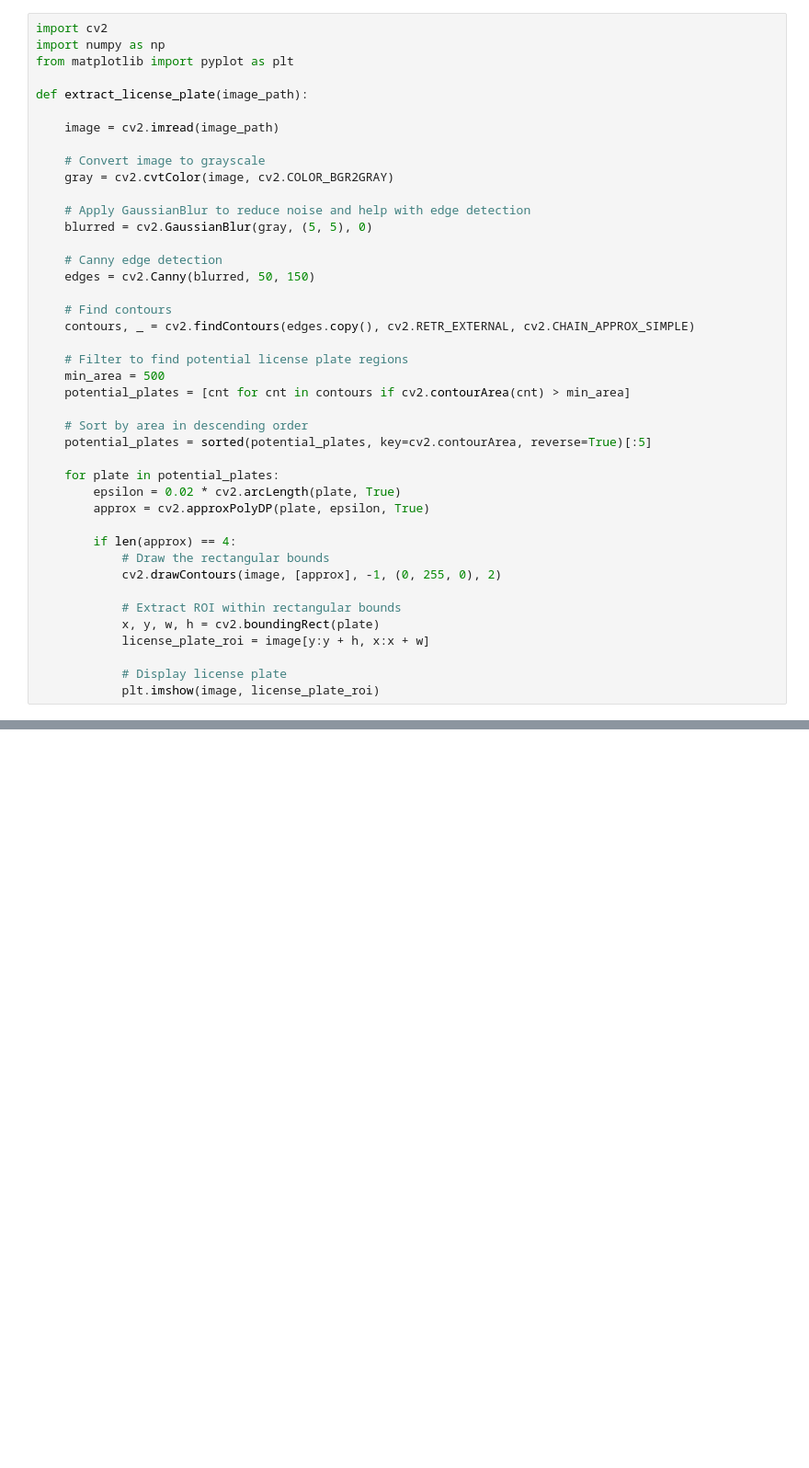
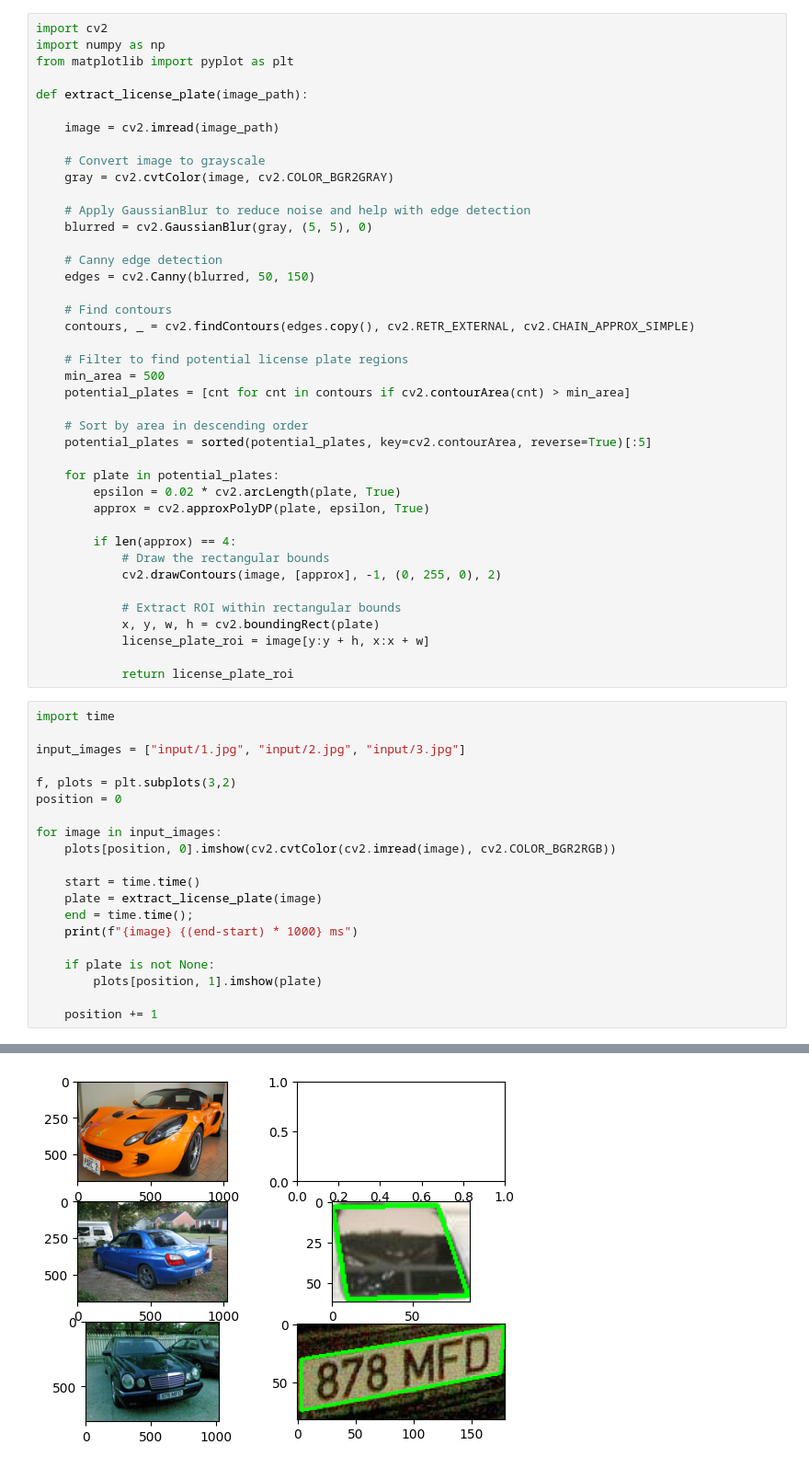
Before and after one commit to dnguyen00/license-plate-recognition, a Jupyter notebook: shandu/plate.ipynb, the cells around one changed output, grey strips where cells are left out. Shown at 92% size. Drawn from its saved outputs; the diff is of its cells as text; blank space fills up the shorter version.

```diff
--- a/shandu/plate.ipynb
+++ b/shandu/plate.ipynb
@@ -38,5 +38,25 @@ def extract_license_plate(image_path):
             x, y, w, h = cv2.boundingRect(plate)
             license_plate_roi = image[y:y + h, x:x + w]
 
-            # Display license plate
-            plt.imshow(image, license_plate_roi)
+            return license_plate_roi
+# %%
+import time
+
+input_images = ["input/1.jpg", "input/2.jpg", "input/3.jpg"]
+
+f, plots = plt.subplots(3,2)
+position = 0
+
+for image in input_images:
+    plots[position, 0].imshow(cv2.cvtColor(cv2.imread(image), cv2.COLOR_BGR2RGB))
+
+    start = time.time()
+    plate = extract_license_plate(image)
+    end = time.time();
+    print(f"{image} {(end-start) * 1000} ms")
+
+    if plate is not None:
+        plots[position, 1].imshow(plate)
+
+    position += 1
+# %% [output]
@@ -42,0 +66 @@ def extract_license_plate(image_path):
+[figure, added]
```
Also changed, not shown: parts of 1 cell of this notebook.
